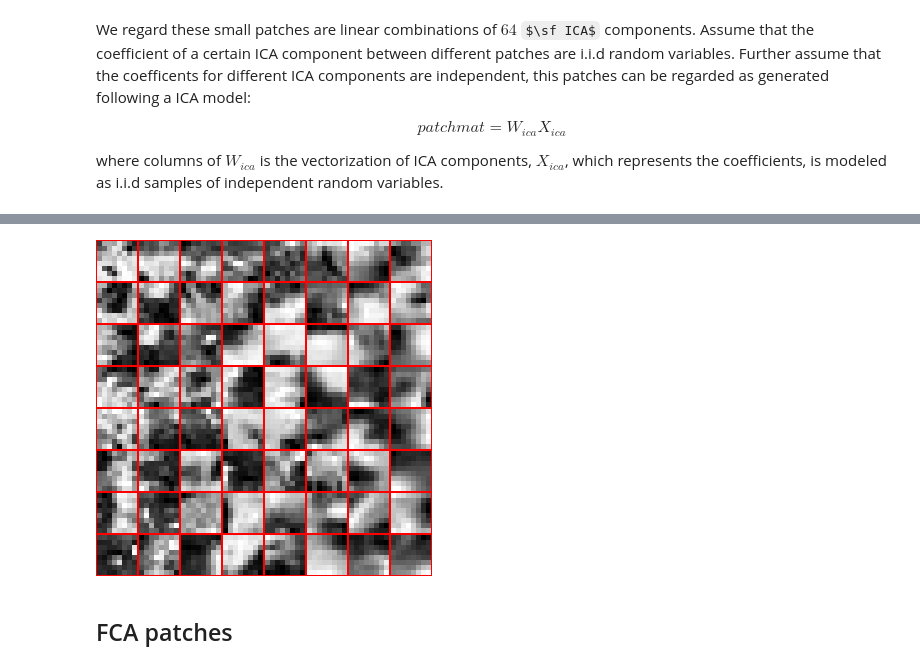
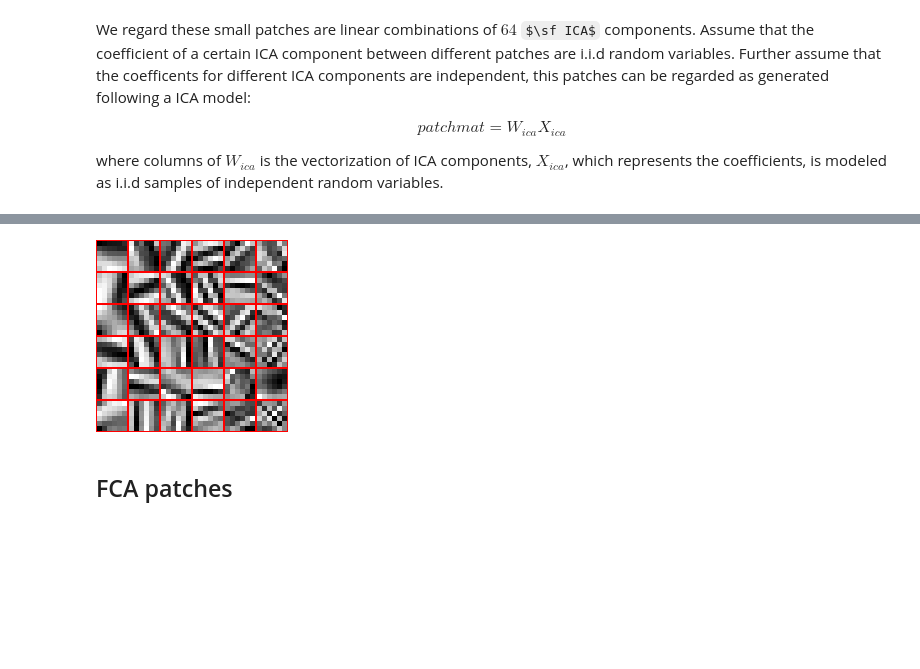
Before and after one commit to lingluanwh/FCA.jl, a Jupyter notebook: examples/patch/FCApatch_vs_ICApatch.ipynb, the cells around one changed output, grey strips where cells are left out. Cells and saved outputs as stored; diff of their text form; code cells hidden in the pictures; some formulas as TeX source; blank space fills up the shorter version.

```diff
--- a/examples/patch/FCApatch_vs_ICApatch.ipynb
+++ b/examples/patch/FCApatch_vs_ICApatch.ipynb
@@ -51,7 +55,8 @@ Zica = [vec(rand_patchmat[i,:]) for i = 1: size(rand_patchmat, 1)];
 # %%
-viewpatches(reshape([reshape(normpatch(Wica[:,i]), (8,8)) for i = 1: size(Wica, 2)], (8,8)))
+Wica = Wica[:, sortperm(-vec(std(Wica, dims = 1)))];
+viewpatches(reshape([reshape(normpatch(Wica[:,i]), (6,6)) for i = 1: size(Wica, 2)], (6,6)))
 # %% [output]
-[figure, old version]
+[figure, new version]
 # %% [markdown]
 ## FCA patches
 # %% [markdown]
```
Also changed, not shown: parts of 10 cells of this notebook, 6 other files.
